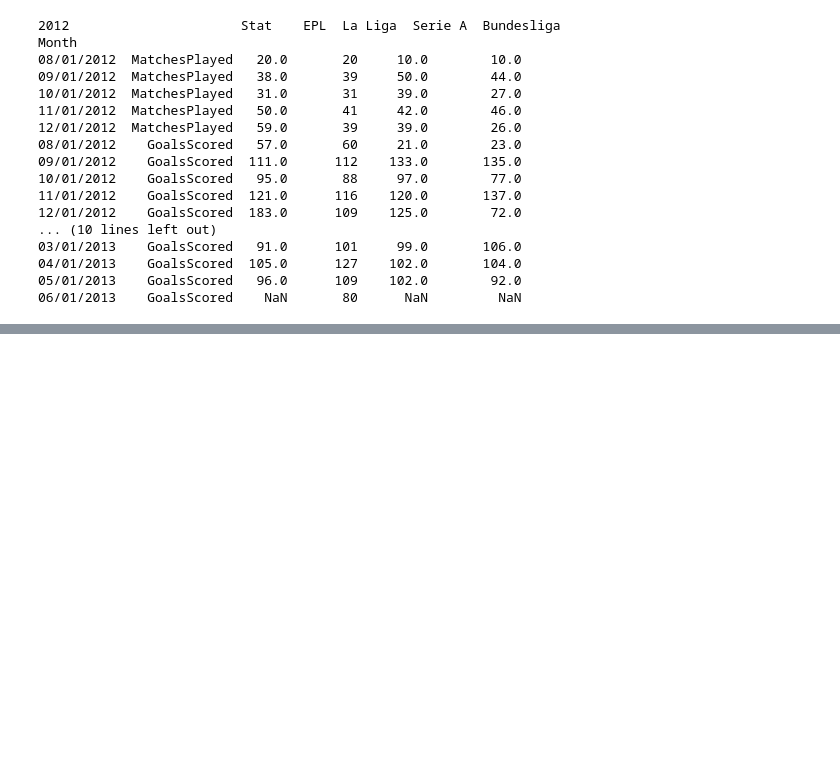
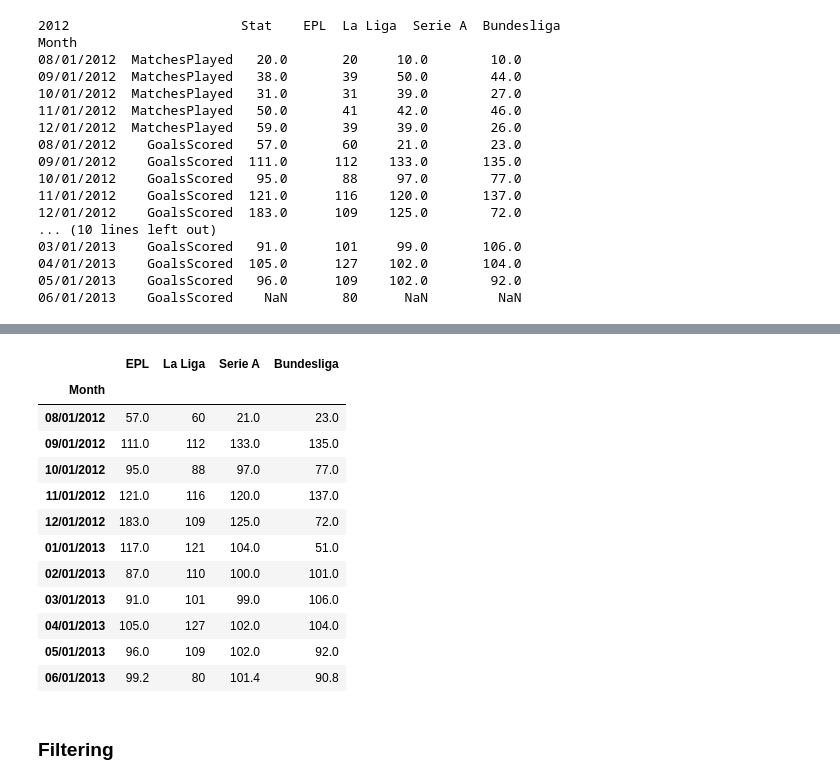
Before and after one commit to edyoda/data-science-ml-foundation-10, a Jupyter notebook: New-7 Grouping, merging & Reshaping Data.ipynb, the cells around one changed output, grey strips where cells are left out. Cells and saved outputs as stored; diff of their text form; code cells hidden in the pictures; blank space fills up the shorter version.

```diff
--- a/New-7 Grouping, merging & Reshaping Data.ipynb
+++ b/New-7 Grouping, merging & Reshaping Data.ipynb
@@ -122,0 +149,4 @@ Month
+# %%
+goalsScoredDF = goalsScoredDF.iloc[:,1:]
+# %%
+goalsScored_grp = goalsScoredDF.groupby(lambda Month: Month.split('/')[2])
@@ -122,0 +184,22 @@ Month
+# %%
+fill_func = lambda x: x.fillna(x.mean())
+# %%
+trans = goalsScored_grp.transform(fill_func)
+# %%
+trans
+# %% [output]
+|  | EPL | La Liga | Serie A | Bundesliga |
+| Month |  |  |  |  |
+| 08/01/2012 | 57.0 | 60 | 21.0 | 23.0 |
+| 09/01/2012 | 111.0 | 112 | 133.0 | 135.0 |
+| 10/01/2012 | 95.0 | 88 | 97.0 | 77.0 |
+| 11/01/2012 | 121.0 | 116 | 120.0 | 137.0 |
+| 12/01/2012 | 183.0 | 109 | 125.0 | 72.0 |
+| 01/01/2013 | 117.0 | 121 | 104.0 | 51.0 |
+| 02/01/2013 | 87.0 | 110 | 100.0 | 101.0 |
+| 03/01/2013 | 91.0 | 101 | 99.0 | 106.0 |
+| 04/01/2013 | 105.0 | 127 | 102.0 | 104.0 |
+| 05/01/2013 | 96.0 | 109 | 102.0 | 92.0 |
+| 06/01/2013 | 99.2 | 80 | 101.4 | 90.8 |
+# %% [markdown]
+### Filtering
```
Also changed, not shown: parts of 17 cells of this notebook.
